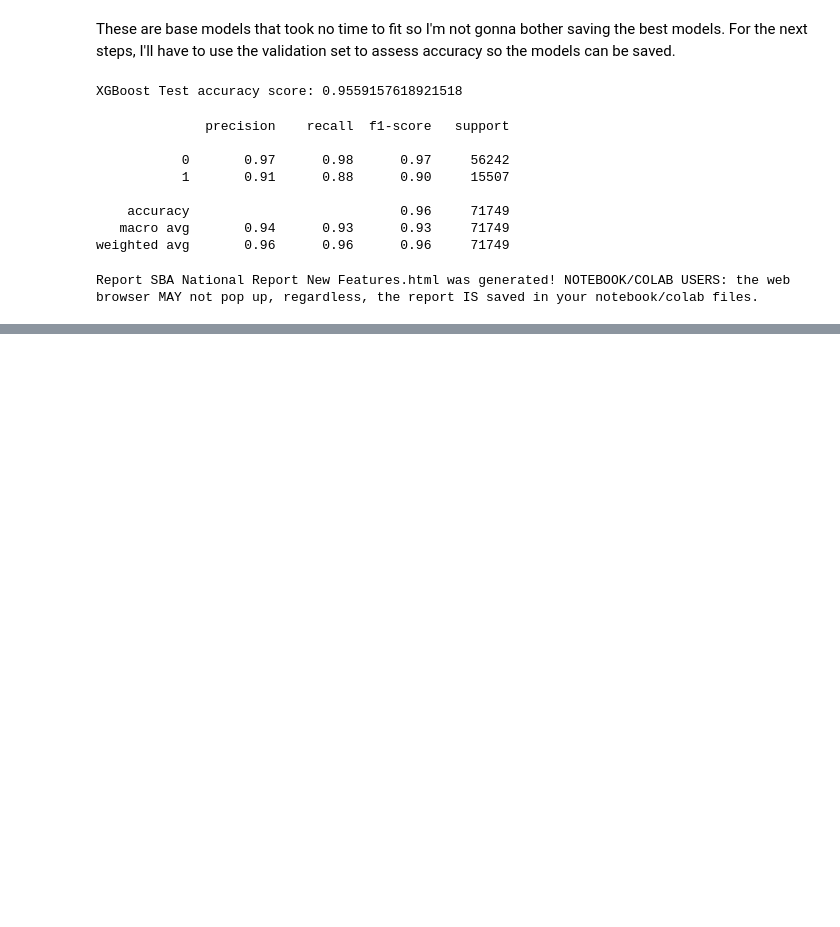
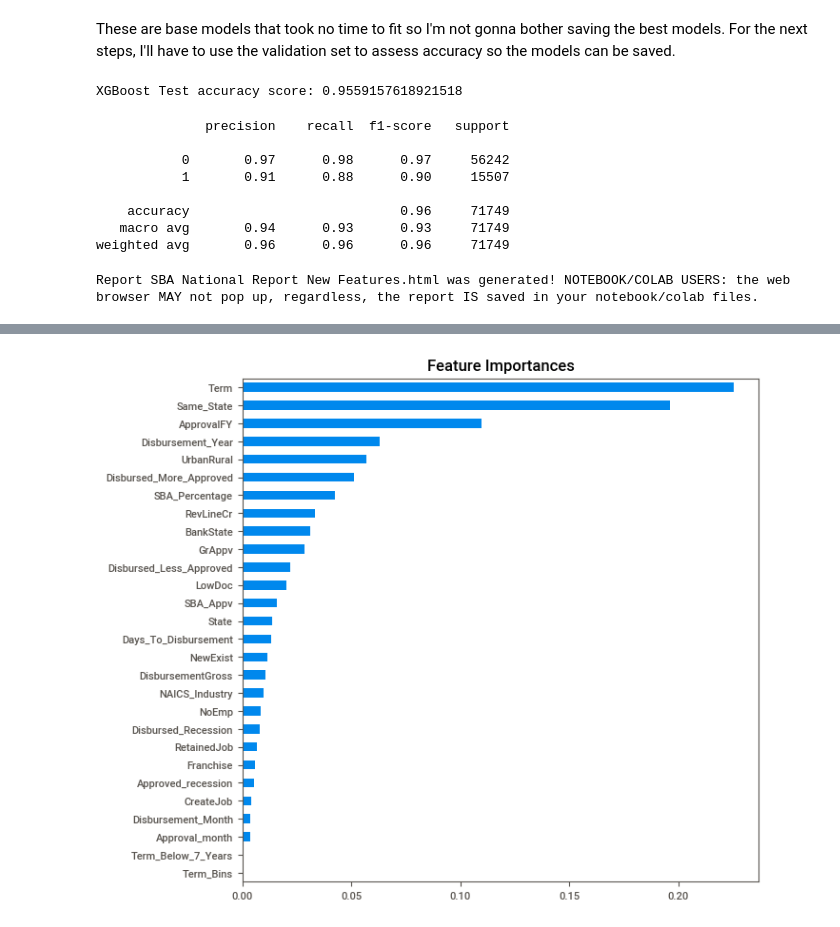
Before and after one commit to ik-okoro/SBA-Loans, a Jupyter notebook: SBA Loans Model.ipynb, the cells around one changed output, grey strips where cells are left out. Drawn from its saved outputs; the diff is of its cells as text; code cells hidden in the pictures; blank space fills up the shorter version.

Commit message:
Added feature importances

```diff
--- a/SBA Loans Model.ipynb
+++ b/SBA Loans Model.ipynb
@@ -1546,3 +1546,9 @@ report_2 = sv.analyze(df_copy, target_feat= "Default")
 report_2.show_html("SBA National Report New Features.html")
 # %% [output]
 Report SBA National Report New Features.html was generated! NOTEBOOK/COLAB USERS: the web browser MAY not pop up, regardless, the report IS saved in your notebook/colab files.
+# %%
+# Look at feature importances
+feat_imp = xgb_base.named_steps["xgbclassifier"].feature_importances_
+columns = X.columns
+importances = pd.Series(feat_imp, index = columns)
+importances
@@ -1548,0 +1573,9 @@ Report SBA National Report New Features.html was generated! NOTEBOOK/COLAB USERS
+# %%
+# Plot feature importances
+plt.figure(figsize=(7,7))
+importances.sort_values().plot.barh()
+plt.title("Feature Importances")
+plt.savefig("feature_importances", transparent = True, bbox_inches = "tight")
+plt.show()
+# %% [output]
+[figure, added]
```
Also changed, not shown: parts of 1 cell of this notebook.
